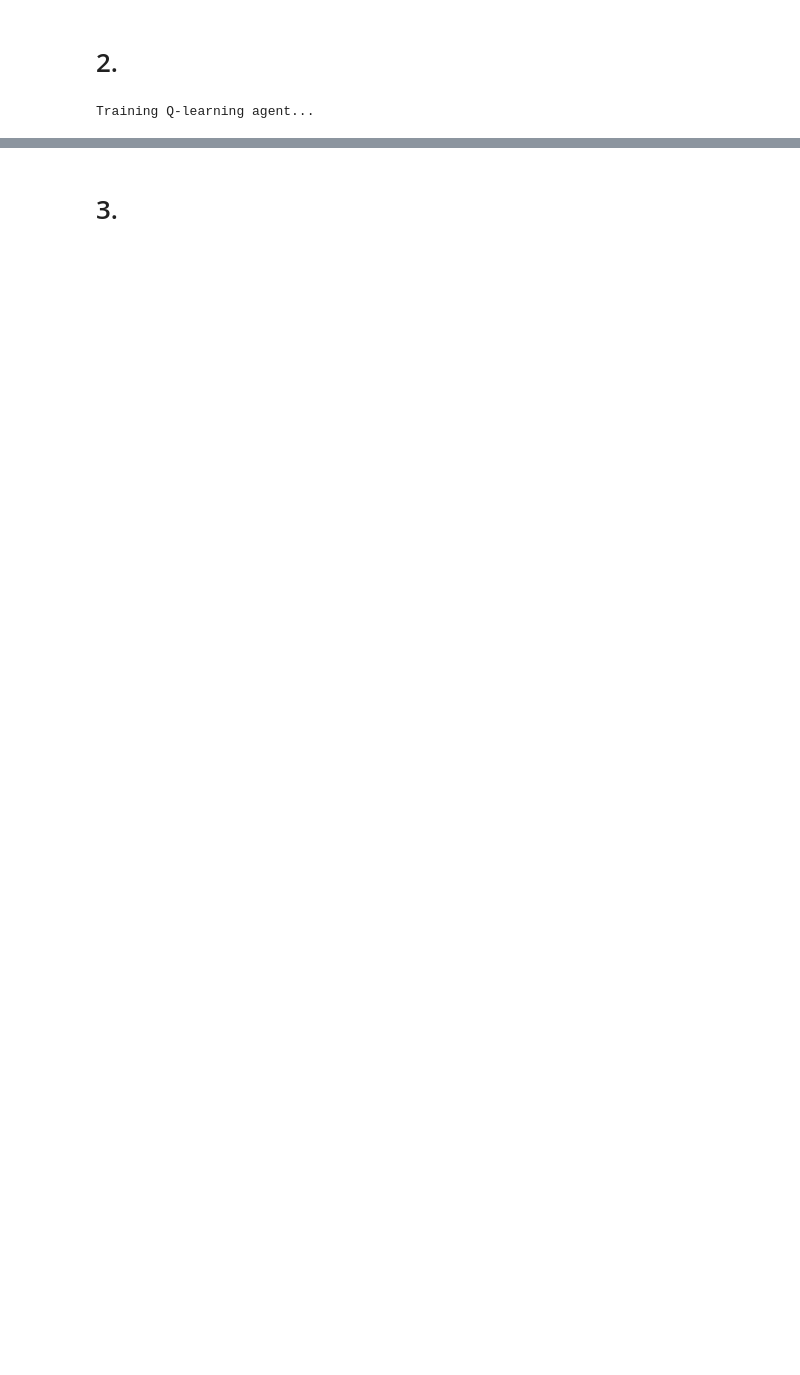
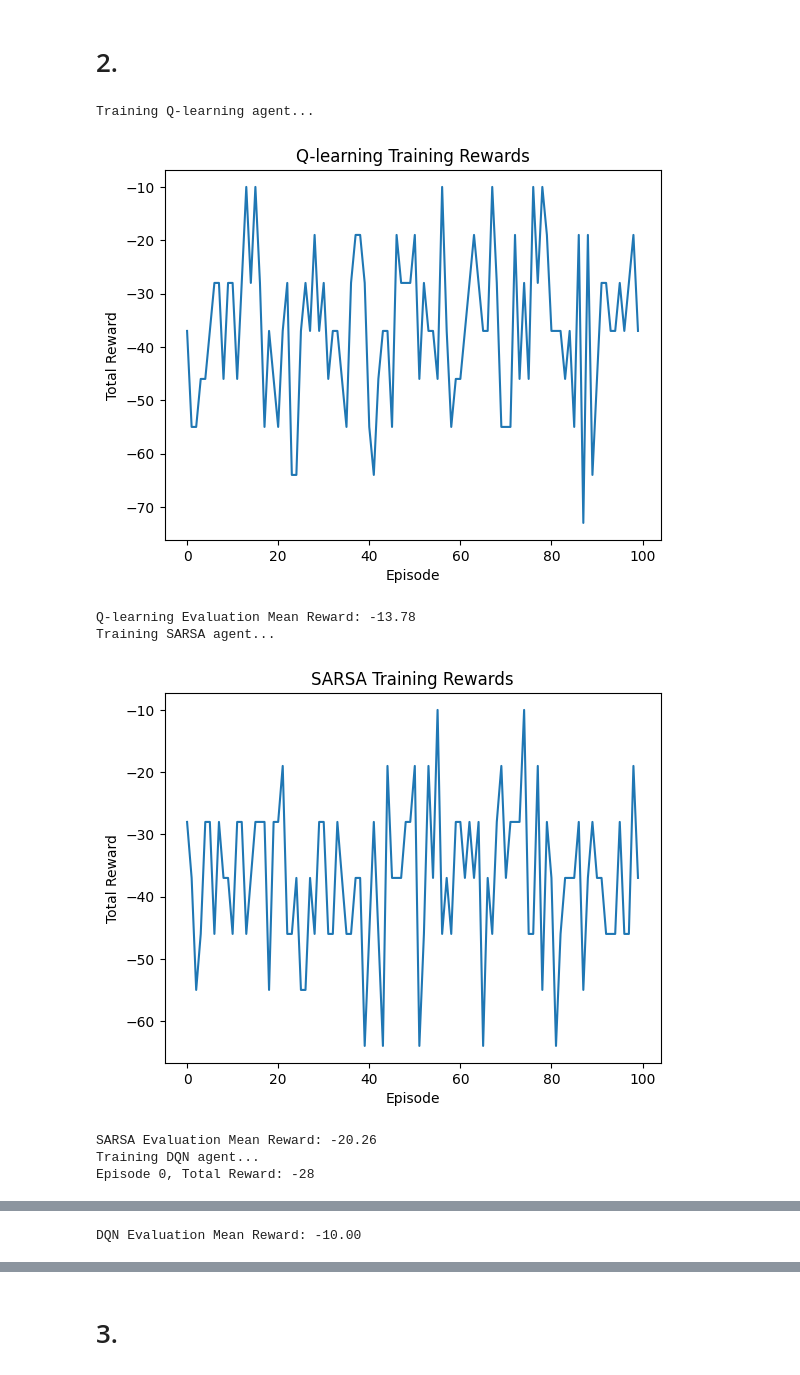
Before and after one commit to prabal5ghosh/Autonomous-Taxi-Agent-game-using-Q-learning-SARSA-and-Deep-Q-learning, a Jupyter notebook: Autonomous_Taxi_Agent_game__1_prabal.ipynb, the cells around one changed output, grey strips where cells are left out. Drawn from its saved outputs; the diff is of its cells as text; code cells hidden in the pictures; blank space fills up the shorter version.

```diff
--- a/Autonomous_Taxi_Agent_game__1_prabal.ipynb
+++ b/Autonomous_Taxi_Agent_game__1_prabal.ipynb
@@ -396,7 +397,7 @@ torch.manual_seed(0)
 ###############################
 # Q-LEARNING IMPLEMENTATION
 ###############################
-def train_q_learning(env, num_episodes=10000, max_steps=100, alpha=0.1, gamma=0.99,
+def train_q_learning(env, num_episodes=100, max_steps=10, alpha=0.1, gamma=0.99,
                      epsilon=1.0, min_epsilon=0.01, decay_rate=0.001):
     Q_table = np.zeros((env.observation_space.n, env.action_space.n))
     rewards_all_episodes = []
@@ -440,7 +441,7 @@ def train_q_learning(env, num_episodes=10000, max_steps=100, alpha=0.1, gamma=0.
 ###############################
 # SARSA IMPLEMENTATION
 ###############################
-def train_sarsa(env, num_episodes=10000, max_steps=100, alpha=0.1, gamma=0.99,
+def train_sarsa(env, num_episodes=100, max_steps=10, alpha=0.1, gamma=0.99,
                 epsilon=1.0, min_epsilon=0.01, decay_rate=0.001):
     Q_table = np.zeros((env.observation_space.n, env.action_space.n))
     rewards_all_episodes = []
@@ -520,7 +521,7 @@ def one_hot(state, state_size):
     vec[state] = 1.0
     return vec
 
-def train_dqn(env, num_episodes=10000, max_steps=100, gamma=0.99,
+def train_dqn(env, num_episodes=100, max_steps=10, gamma=0.99,
               epsilon=1.0, min_epsilon=0.1, decay_rate=0.001, lr=0.001,
               batch_size=64, memory_capacity=10000, target_update=10):
     state_size = env.observation_space.n
@@ -605,7 +606,7 @@ def train_dqn(env, num_episodes=10000, max_steps=100, gamma=0.99,
 ###############################
 # EVALUATION FUNCTIONS
 ###############################
-def evaluate_policy(env, Q_table, num_episodes=10000, max_steps=100):
+def evaluate_policy(env, Q_table, num_episodes=100, max_steps=10):
     total_rewards = []
     for episode in range(num_episodes):
         reset_result = env.reset()
@@ -679,30 +680,37 @@ def plot_rewards(rewards, title):
     plt.ylabel("Total Reward")
     plt.show()
 
 def main():
     env = gym.make("Taxi-v3", render_mode="rgb_array")
 
     print("Training Q-learning agent...")
     Q_table_q_learning, rewards_q_learning = train_q_learning(env)
     plot_rewards(rewards_q_learning, "Q-learning Training Rewards")
     mean_reward_q_learning = evaluate_policy(env, Q_table_q_learning)
     print(f"Q-learning Evaluation Mean Reward: {mean_reward_q_learning:.2f}")
 
     print("Training SARSA agent...")
     Q_table_sarsa, rewards_sarsa = train_sarsa(env)
     plot_rewards(rewards_sarsa, "SARSA Training Rewards")
     mean_reward_sarsa = evaluate_policy(env, Q_table_sarsa)
     print(f"SARSA Evaluation Mean Reward: {mean_reward_sarsa:.2f}")
 
     print("Training DQN agent...")
     policy_net_dqn, rewards_dqn = train_dqn(env)
     plot_rewards(rewards_dqn, "DQN Training Rewards")
     mean_reward_dqn = evaluate_dqn(env, policy_net_dqn)
     print(f"DQN Evaluation Mean Reward: {mean_reward_dqn:.2f}")
 
     env.close()
 
 if __name__ == "__main__":
     main()
 # %% [output]
 Training Q-learning agent...
+[figure, added]
+Q-learning Evaluation Mean Reward: -13.78
+Training SARSA agent...
+[figure, added]
+SARSA Evaluation Mean Reward: -20.26
+Training DQN agent...
+Episode 0, Total Reward: -28
@@ -709,3 +718,4 @@ Training Q-learning agent...
+DQN Evaluation Mean Reward: -10.00
 # %%
 import matplotlib.animation as animation
 
```
Also changed, not shown: parts of 7 cells of this notebook.
